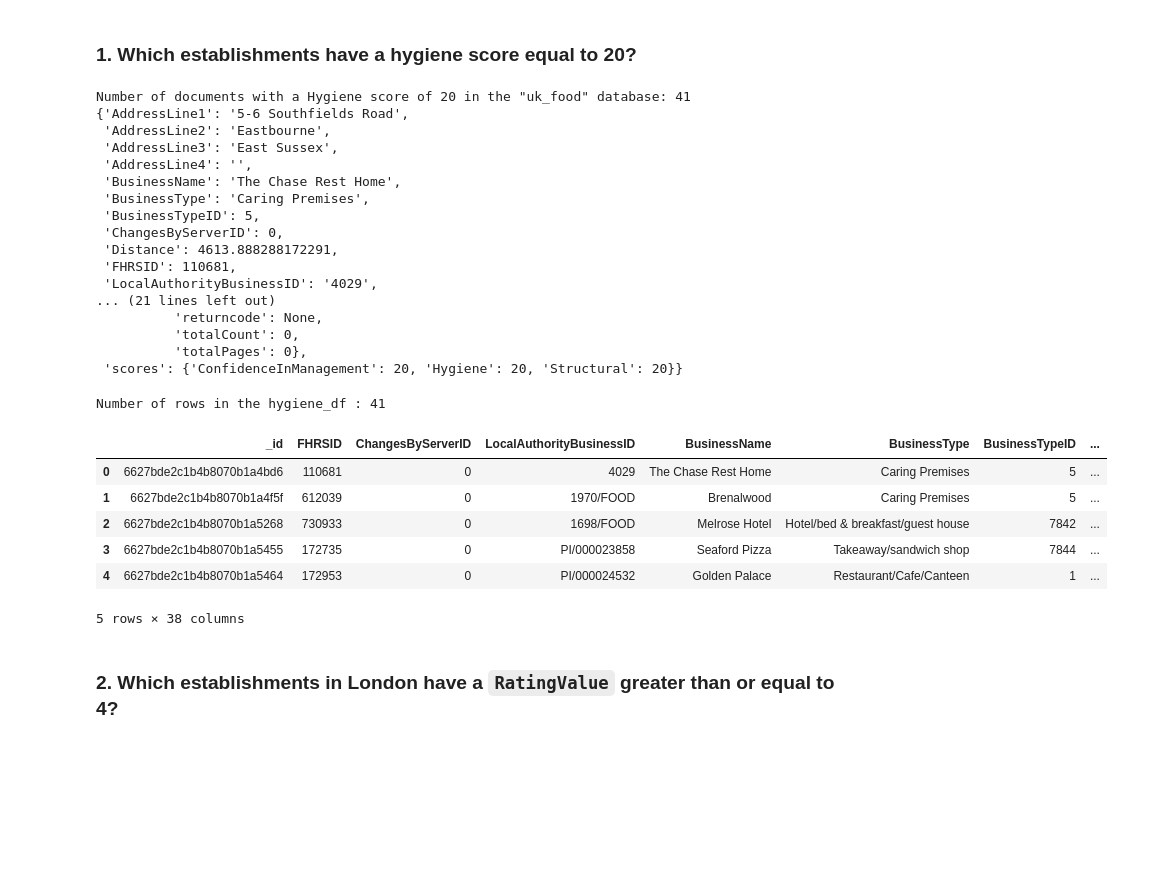
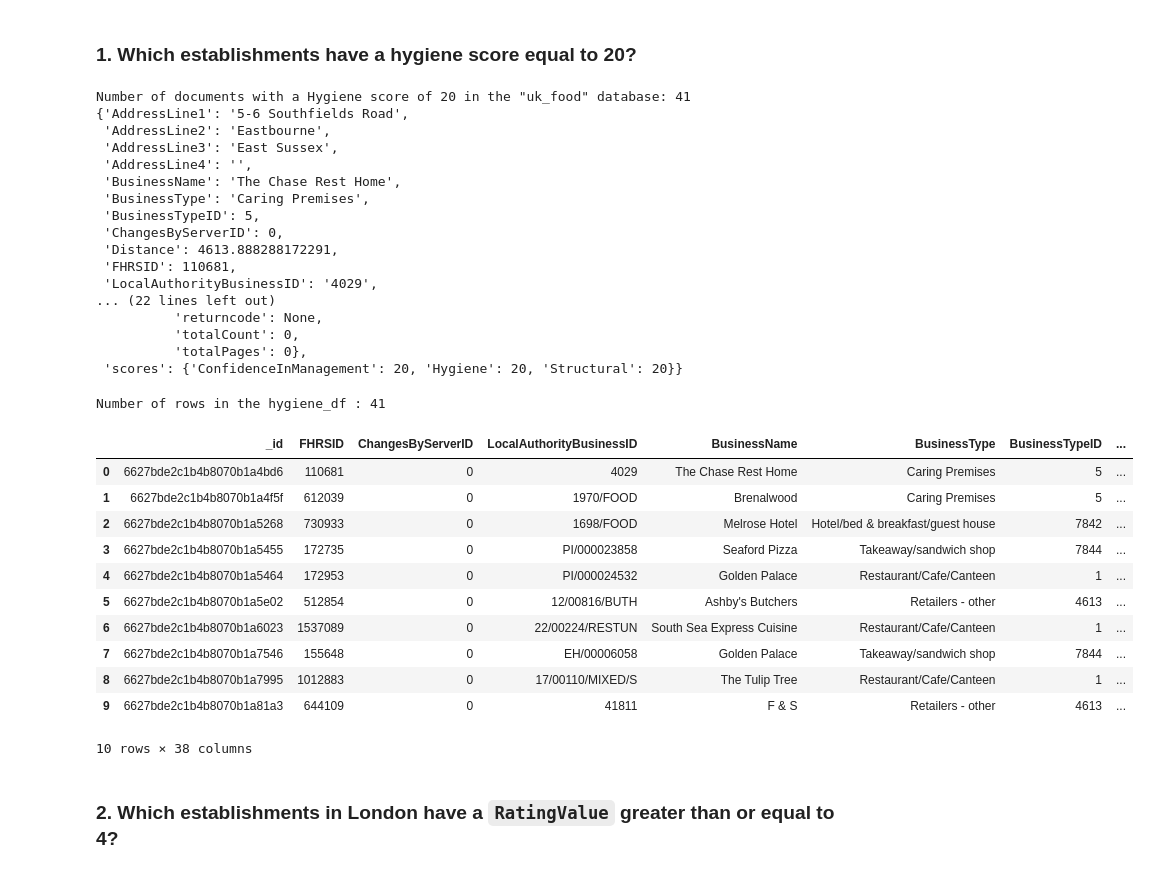
Before and after one commit to nmrodio/nosql-challenge, a Jupyter notebook: NoSQL_analysis_starter.ipynb, the cells around one changed output. Cells and saved outputs as stored; diff of their text form; code cells hidden in the pictures; blank space fills up the shorter version.

```diff
--- a/NoSQL_analysis_starter.ipynb
+++ b/NoSQL_analysis_starter.ipynb
@@ -30,17 +30,18 @@ Unless otherwise stated, for each question:
 ### 1. Which establishments have a hygiene score equal to 20?
 # %%
 # Find the establishments with a hygiene score of 20
-query = {'scores.Hygiene' :{'$eq' : 20}}
+query = {'scores.Hygiene' : 20}
 
 # Use count_documents to display the number of documents in the result
 hygiene_count = establishments.count_documents(query)
 
-# Display the first document in the results using pprint
-hygiene_results = list(establishments.find(query))                #==========>   ### I THINK LIST SHOULD GO HERE TO MAKE THE DATAFRAME !!!!!!
+# Turning hygiene_results into list and finding all documents that match based on the criteria above in "query"
+hygiene_results = list(establishments.find(query))
 
-# !!!!!!!!!!!!!!!!!!!!!!!!!!!! DO THEY WANT THIS LITERALLY PRINTED OUT !!!!!!!!!!!!!!!!!!!!!!!!!!!!!!!!!!
+# Printing an f string to show the number of documents returned based on the query above
 print(f'Number of documents with a Hygiene score of 20 in the "uk_food" database: {hygiene_count}')
 
+# Display the first document in the results using pprint ==> [:1] grabs the first document due to "lond_rating_results" being converted into a list above
 for doc in hygiene_results[:1]:
     pprint(doc)
 # %% [output]
@@ -56,29 +57,34 @@ Number of documents with a Hygiene score of 20 in the "uk_food" database: 41
  'Distance': 4613.888288172291,
  'FHRSID': 110681,
  'LocalAuthorityBusinessID': '4029',
-... (21 lines left out)
+... (22 lines left out)
           'returncode': None,
           'totalCount': 0,
           'totalPages': 0},
  'scores': {'ConfidenceInManagement': 20, 'Hygiene': 20, 'Structural': 20}}
 # %%
-# Convert the result to a Pandas DataFrame
-#hygiene_df = pd.DataFrame(hygiene_results)
+# Convert the result to a Pandas DataFrame ==> using "pd.json_normalize" instead of "pd.DataFrame" to split up nested dictionaries inside of the overall document into individual columns
 hygiene_df = pd.json_normalize(hygiene_results)
+
 # Display the number of rows in the DataFrame
 print(f'Number of rows in the hygiene_df : {len(hygiene_df)}')
 
 # Display the first 10 rows of the DataFrame
-hygiene_df.head()
+hygiene_df.head(10)
 # %% [output]
 Number of rows in the hygiene_df : 41
 |  | _id | FHRSID | ChangesByServerID | LocalAuthorityBusinessID | BusinessName | BusinessType | BusinessTypeID | ... |
 | 0 | 6627bde2c1b4b8070b1a4bd6 | 110681 | 0 | 4029 | The Chase Rest Home | Caring Premises | 5 | ... |
 | 1 | 6627bde2c1b4b8070b1a4f5f | 612039 | 0 | 1970/FOOD | Brenalwood | Caring Premises | 5 | ... |
 | 2 | 6627bde2c1b4b8070b1a5268 | 730933 | 0 | 1698/FOOD | Melrose Hotel | Hotel/bed & breakfast/guest house | 7842 | ... |
 | 3 | 6627bde2c1b4b8070b1a5455 | 172735 | 0 | PI/000023858 | Seaford Pizza | Takeaway/sandwich shop | 7844 | ... |
 | 4 | 6627bde2c1b4b8070b1a5464 | 172953 | 0 | PI/000024532 | Golden Palace | Restaurant/Cafe/Canteen | 1 | ... |
+| 5 | 6627bde2c1b4b8070b1a5e02 | 512854 | 0 | 12/00816/BUTH | Ashby's Butchers | Retailers - other | 4613 | ... |
+| 6 | 6627bde2c1b4b8070b1a6023 | 1537089 | 0 | 22/00224/RESTUN | South Sea Express Cuisine | Restaurant/Cafe/Canteen | 1 | ... |
+| 7 | 6627bde2c1b4b8070b1a7546 | 155648 | 0 | EH/00006058 | Golden Palace | Takeaway/sandwich shop | 7844 | ... |
+| 8 | 6627bde2c1b4b8070b1a7995 | 1012883 | 0 | 17/00110/MIXED/S | The Tulip Tree | Restaurant/Cafe/Canteen | 1 | ... |
+| 9 | 6627bde2c1b4b8070b1a81a3 | 644109 | 0 | 41811 | F & S | Retailers - other | 4613 | ... |
-5 rows × 38 columns
+10 rows × 38 columns
 # %% [markdown]
 ### 2. Which establishments in London have a `RatingValue` greater than or equal to 4?
 # %%
```
Also changed, not shown: parts of 6 cells of this notebook.
